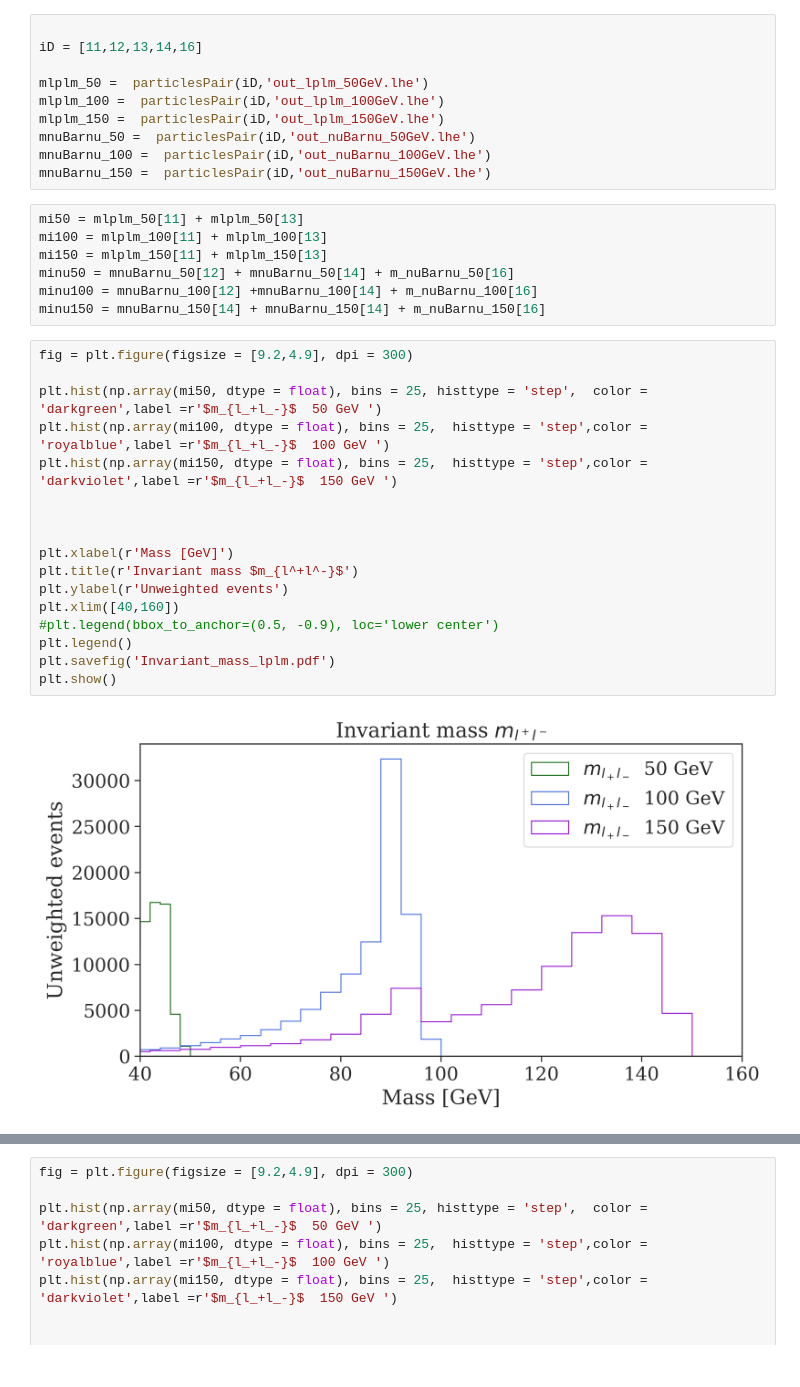
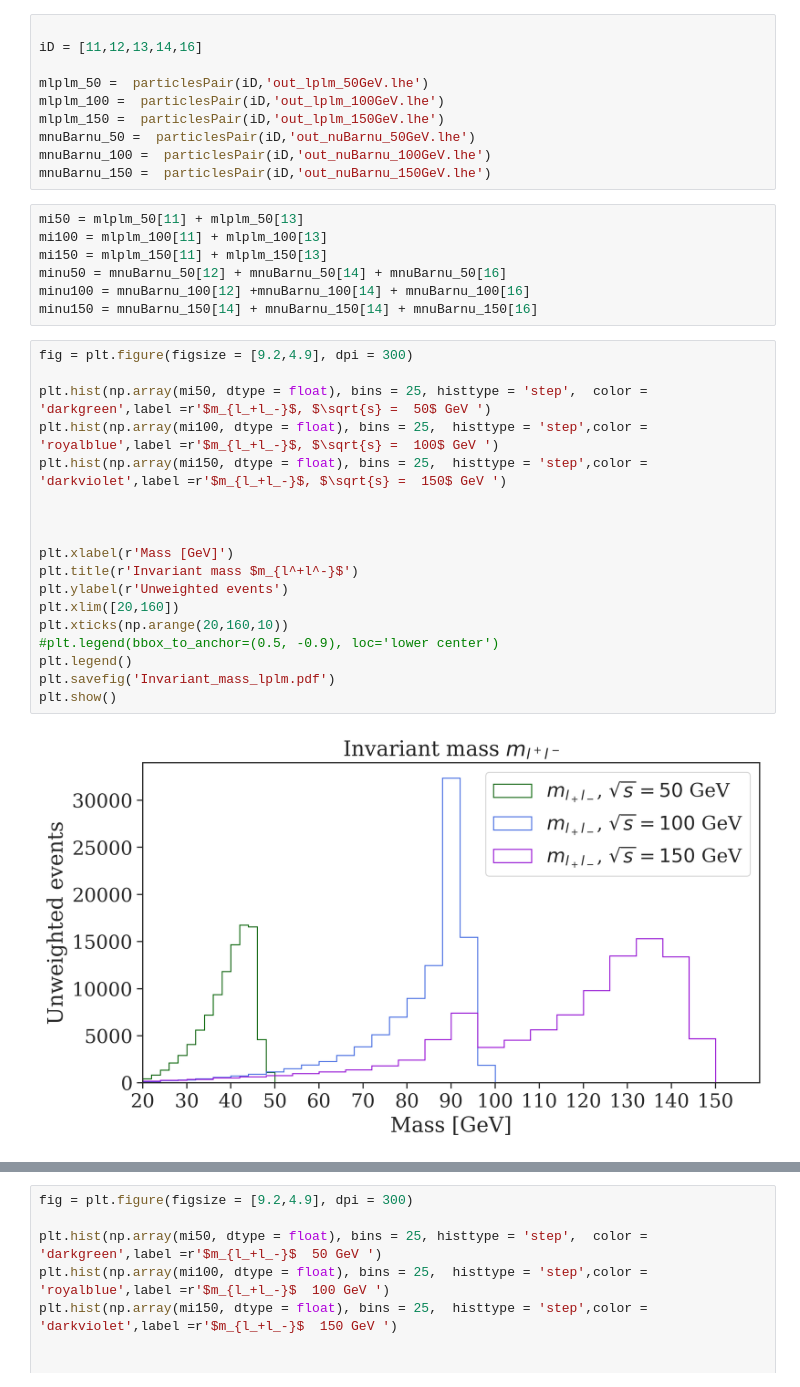
Before and after one commit to viniciusrocca/simulationsSM, a Jupyter notebook: epem2lplm/Zsearch.ipynb, the cells around one changed output, grey strips where cells are left out. Cells and saved outputs as stored; diff of their text form.

Commit message:
Graphs update

```diff
--- a/epem2lplm/Zsearch.ipynb
+++ b/epem2lplm/Zsearch.ipynb
@@ -302,28 +327,29 @@ mnuBarnu_150 =  particlesPair(iD,'out_nuBarnu_150GeV.lhe')
 mi50 = mlplm_50[11] + mlplm_50[13]
 mi100 = mlplm_100[11] + mlplm_100[13]
 mi150 = mlplm_150[11] + mlplm_150[13]
-minu50 = mnuBarnu_50[12] + mnuBarnu_50[14] + m_nuBarnu_50[16]
-minu100 = mnuBarnu_100[12] +mnuBarnu_100[14] + m_nuBarnu_100[16]
-minu150 = mnuBarnu_150[14] + mnuBarnu_150[14] + m_nuBarnu_150[16]
+minu50 = mnuBarnu_50[12] + mnuBarnu_50[14] + mnuBarnu_50[16]
+minu100 = mnuBarnu_100[12] +mnuBarnu_100[14] + mnuBarnu_100[16]
+minu150 = mnuBarnu_150[14] + mnuBarnu_150[14] + mnuBarnu_150[16]
 # %%
 fig = plt.figure(figsize = [9.2,4.9], dpi = 300)
 
-plt.hist(np.array(mi50, dtype = float), bins = 25, histtype = 'step',  color = 'darkgreen',label =r'$m_{l_+l_-}$  50 GeV ')
-plt.hist(np.array(mi100, dtype = float), bins = 25,  histtype = 'step',color = 'royalblue',label =r'$m_{l_+l_-}$  100 GeV ')
-plt.hist(np.array(mi150, dtype = float), bins = 25,  histtype = 'step',color = 'darkviolet',label =r'$m_{l_+l_-}$  150 GeV ')
+plt.hist(np.array(mi50, dtype = float), bins = 25, histtype = 'step',  color = 'darkgreen',label =r'$m_{l_+l_-}$, $\sqrt{s} =  50$ GeV ')
+plt.hist(np.array(mi100, dtype = float), bins = 25,  histtype = 'step',color = 'royalblue',label =r'$m_{l_+l_-}$, $\sqrt{s} =  100$ GeV ')
+plt.hist(np.array(mi150, dtype = float), bins = 25,  histtype = 'step',color = 'darkviolet',label =r'$m_{l_+l_-}$, $\sqrt{s} =  150$ GeV ')
 
 
 
 plt.xlabel(r'Mass [GeV]')
 plt.title(r'Invariant mass $m_{l^+l^-}$')
 plt.ylabel(r'Unweighted events')
-plt.xlim([40,160])
+plt.xlim([20,160])
+plt.xticks(np.arange(20,160,10))
 #plt.legend(bbox_to_anchor=(0.5, -0.9), loc='lower center')
 plt.legend()
 plt.savefig('Invariant_mass_lplm.pdf')
 plt.show()
 # %% [output]
-[figure, old version]
+[figure, new version]
 # %%
 fig = plt.figure(figsize = [9.2,4.9], dpi = 300)
 
```
Also changed, not shown: parts of 3 cells of this notebook.
